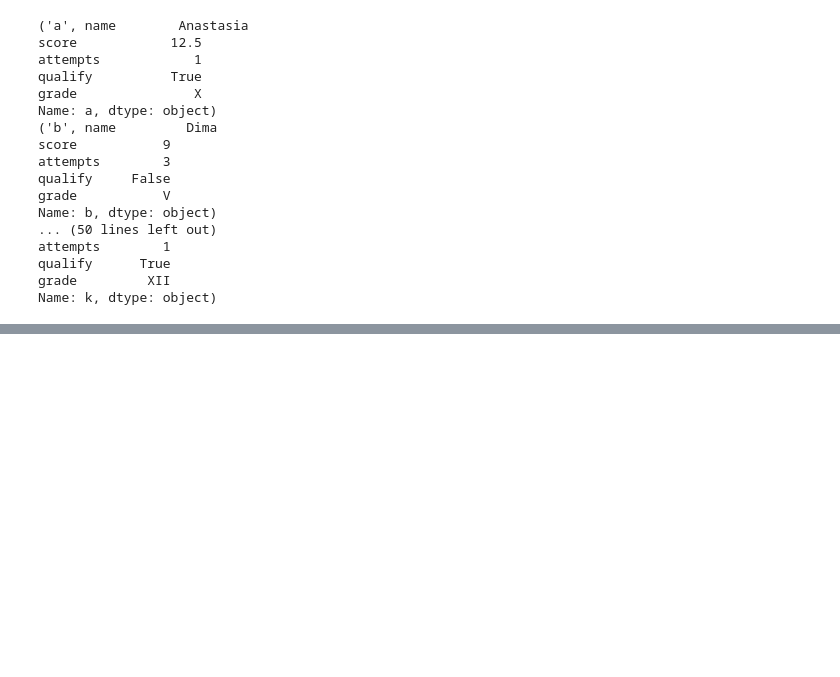
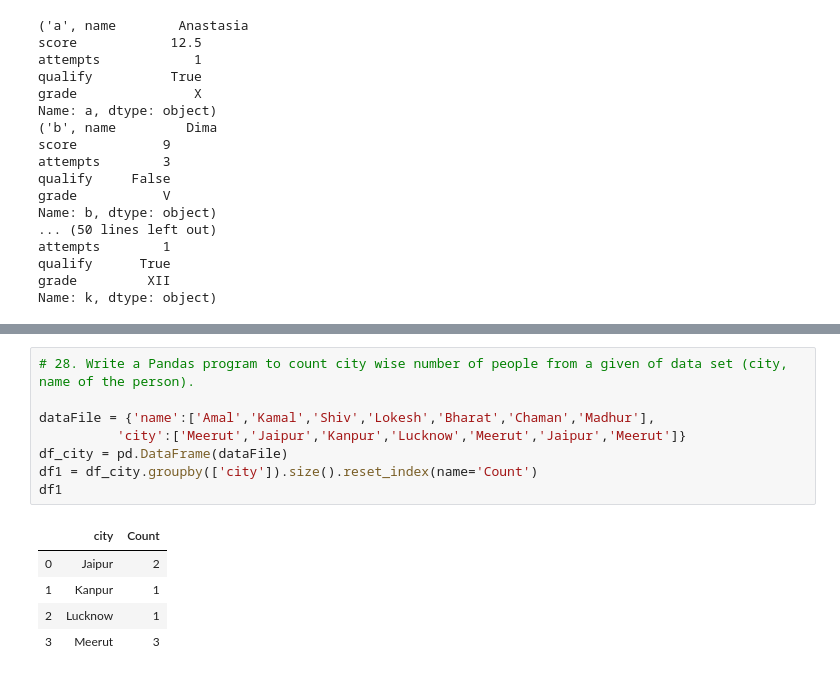
Before and after one commit to chetnakhanna16/Pandas_Practice, a Jupyter notebook: PandasDataFrame_Practice.ipynb, the cells around one changed output, grey strips where cells are left out. Drawn from its saved outputs; the diff is of its cells as text; blank space fills up the shorter version.

```diff
--- a/PandasDataFrame_Practice.ipynb
+++ b/PandasDataFrame_Practice.ipynb
@@ -332,0 +401,14 @@ Name: k, dtype: object)
+# %%
+# 28. Write a Pandas program to count city wise number of people from a given of data set (city, name of the person).
+
+dataFile = {'name':['Amal','Kamal','Shiv','Lokesh','Bharat','Chaman','Madhur'],
+          'city':['Meerut','Jaipur','Kanpur','Lucknow','Meerut','Jaipur','Meerut']}
+df_city = pd.DataFrame(dataFile)
+df1 = df_city.groupby(['city']).size().reset_index(name='Count')
+df1
+# %% [output]
+|  | city | Count |
+| 0 | Jaipur | 2 |
+| 1 | Kanpur | 1 |
+| 2 | Lucknow | 1 |
+| 3 | Meerut | 3 |
```
Also changed, not shown: parts of 6 cells of this notebook.
